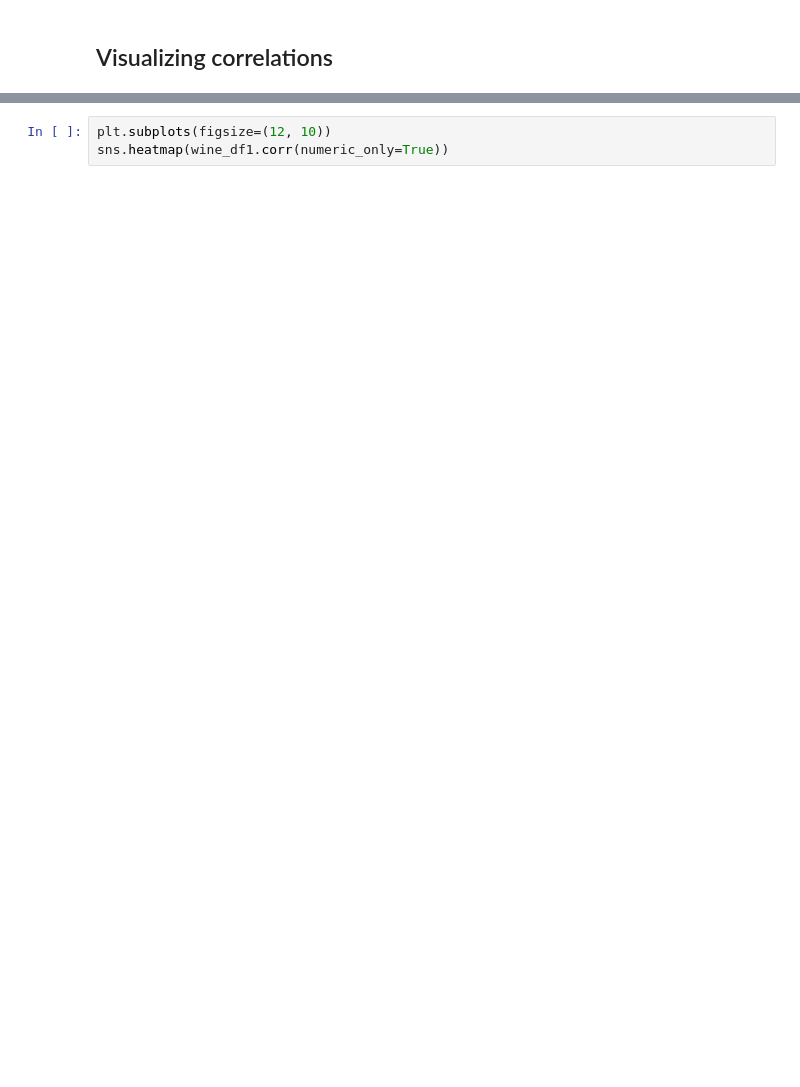
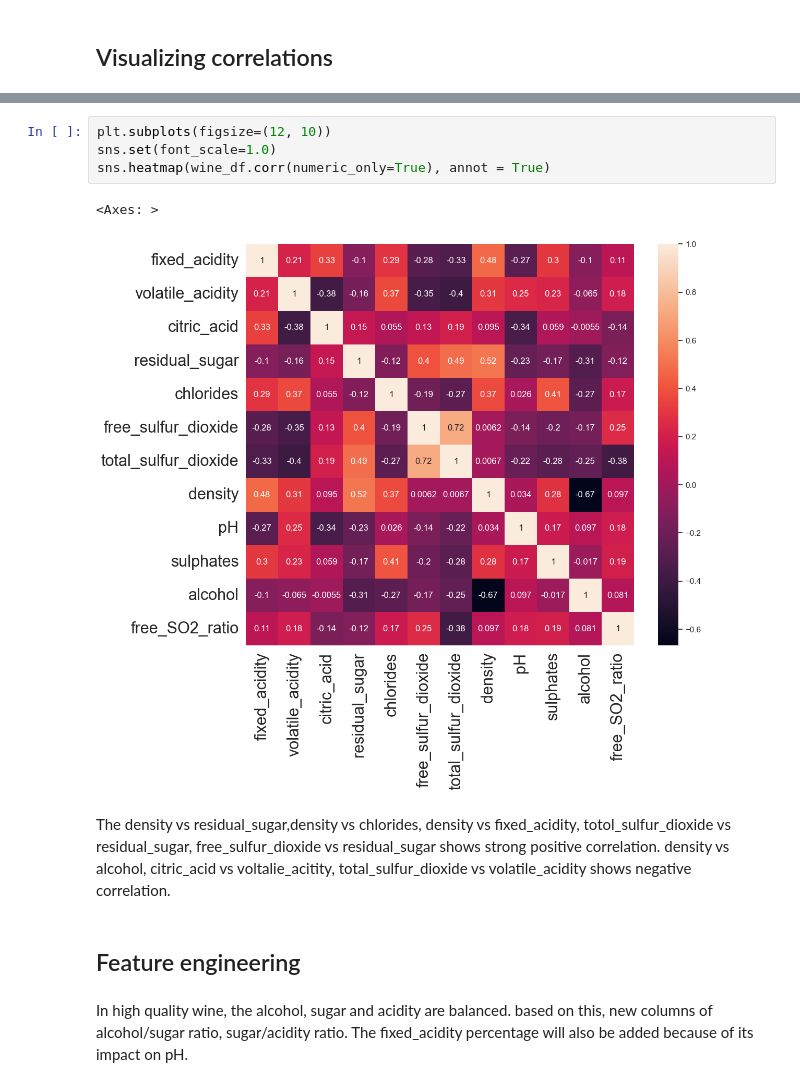
Before and after one commit to Gardenialover/Capstone_Two_Project, a Jupyter notebook: notebooks/3_exploratory_data analysis_wine_quality.ipynb, the cells around one changed output, grey strips where cells are left out. Drawn from its saved outputs; the diff is of its cells as text; blank space fills up the shorter version.

```diff
--- a/notebooks/3_exploratory_data analysis_wine_quality.ipynb
+++ b/notebooks/3_exploratory_data analysis_wine_quality.ipynb
@@ -42,3 +66,15 @@ ValueError: cannot reindex on an axis with duplicate labels
 # %%
 plt.subplots(figsize=(12, 10))
-sns.heatmap(wine_df1.corr(numeric_only=True))
+sns.set(font_scale=1.0)
+sns.heatmap(wine_df.corr(numeric_only=True), annot = True)
+# %% [output]
+<Axes: >
+[figure, added]
+# %% [markdown]
+The  density vs residual_sugar,density vs chlorides, density vs fixed_acidity, totol_sulfur_dioxide vs residual_sugar, free_sulfur_dioxide vs residual_sugar shows strong positive correlation.
+density vs alcohol, citric_acid vs voltalie_acitity, total_sulfur_dioxide vs volatile_acidity shows negative correlation.
+# %% [markdown]
+## Feature engineering
+# %% [markdown]
+In high quality wine,  the alcohol, sugar and acidity are balanced. based on this, new columns of alcohol/sugar ratio,
+sugar/acidity ratio. The fixed_acidity percentage will also be added because of its impact on pH.
```
Also changed, not shown: parts of 15 cells of this notebook, 2 other files.
